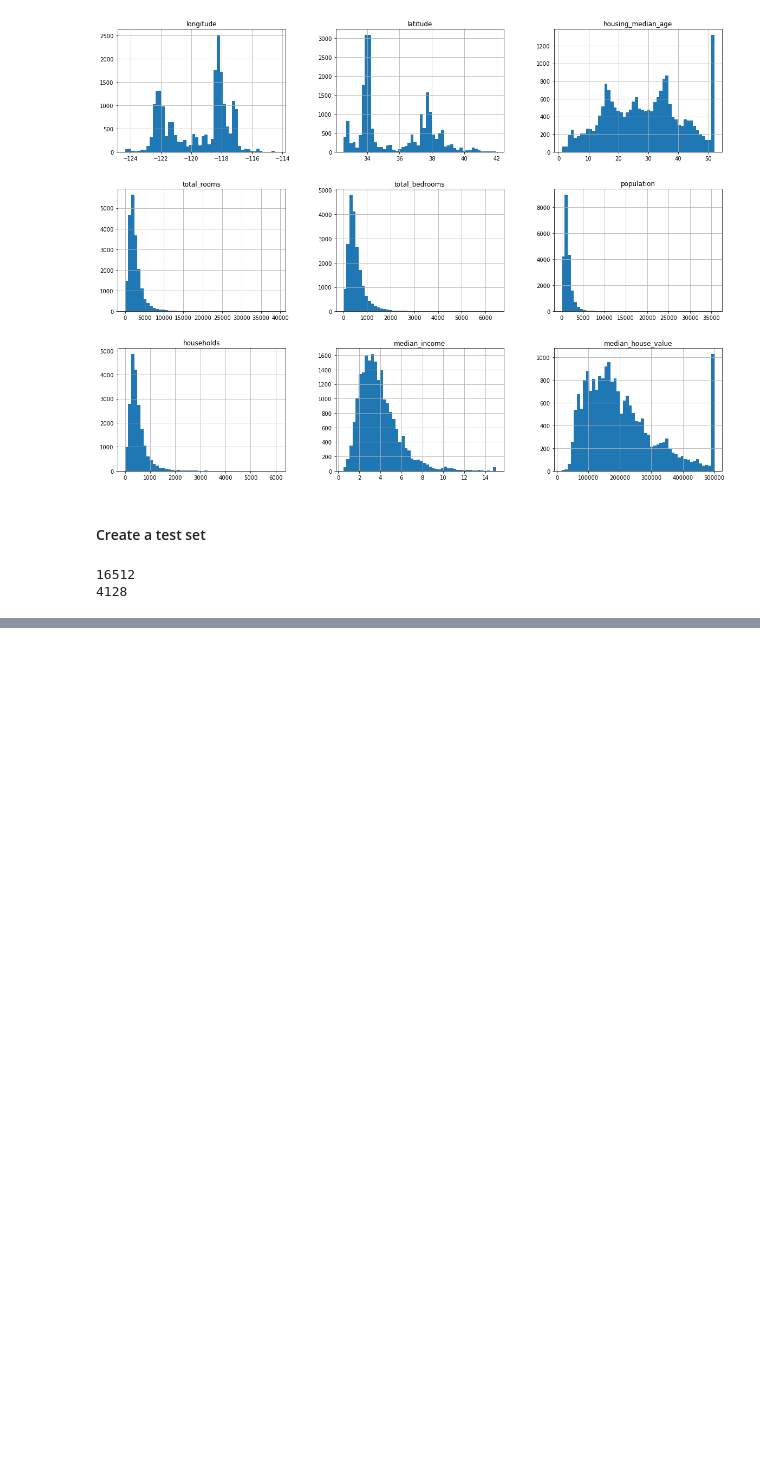
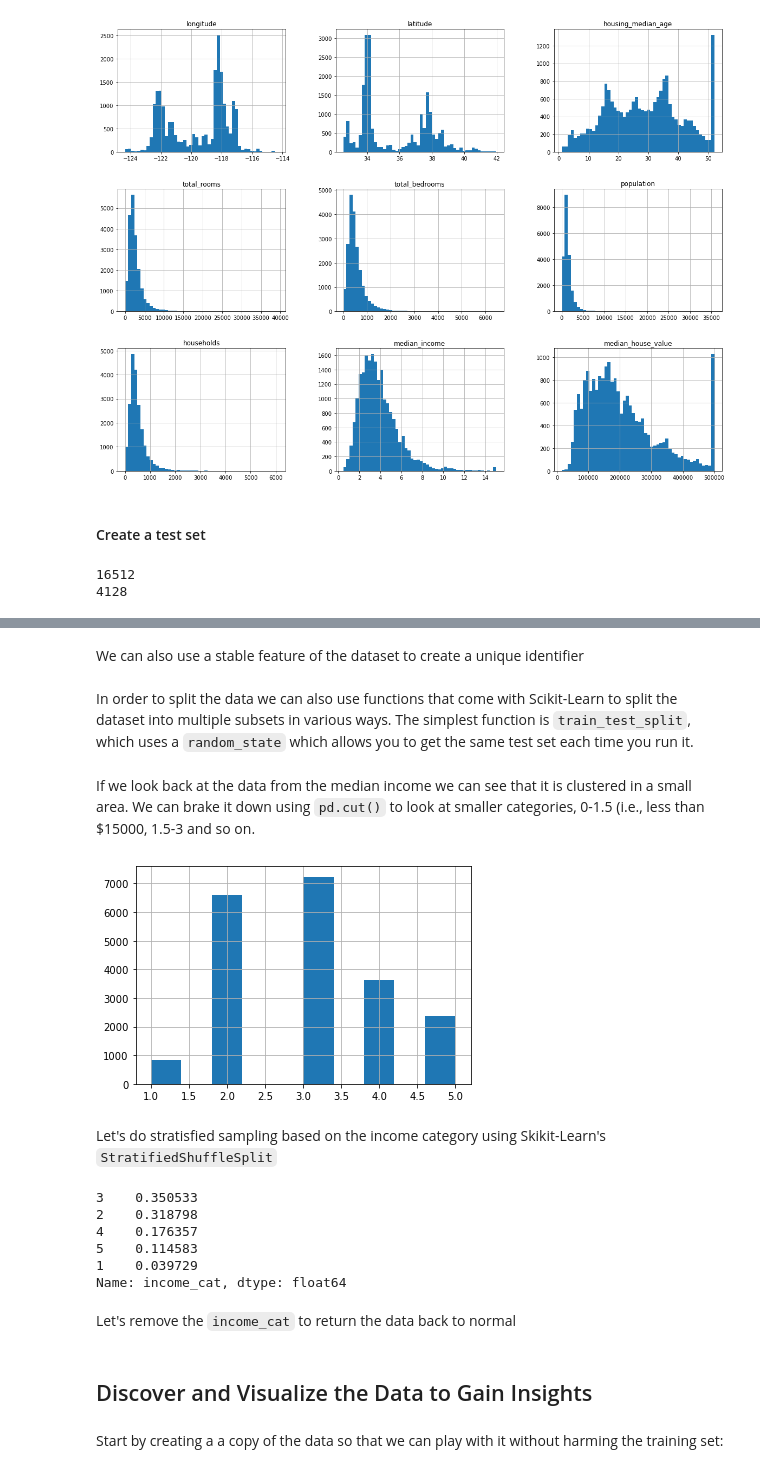
Before and after one commit to JoeOlafs/HandsOnML, a Jupyter notebook: Chapter 1 - End to End Machine Learning Project.ipynb, the cells around one changed output, grey strips where cells are left out. Saved outputs shown, nothing was run; the diff lists cells and outputs as text; code cells hidden in the pictures; blank space fills up the shorter version.

```diff
--- a/Chapter 1 - End to End Machine Learning Project.ipynb
+++ b/Chapter 1 - End to End Machine Learning Project.ipynb
@@ -107,0 +130,2 @@ print(len(test_set))
+# %% [markdown]
+We can also use a stable feature of the dataset to create a unique identifier
@@ -107,0 +135,2 @@ print(len(test_set))
+# %% [markdown]
+In order to split the data we can also use functions that come with Scikit-Learn to split the dataset into multiple subsets in various ways. The simplest function is `train_test_split`, which uses a `random_state` which allows you to get the same test set each time you run it.
@@ -107,0 +139,28 @@ print(len(test_set))
+# %% [markdown]
+If we look back at the data from the median income we can see that it is clustered in a small area. We can brake it down using `pd.cut()` to  look at smaller categories, 0-1.5 (i.e., less than $15000, 1.5-3 and so on.
+# %%
+housing["income_cat"] = pd.cut(housing["median_income"],
+                              bins=[0., 1.5, 3.0, 4.5, 6.0, np.inf],
+                              labels=[1, 2, 3, 4, 5])
+
+housing["income_cat"].hist();
+# %% [output]
+[figure, added]
+# %% [markdown]
+Let's do stratisfied sampling based on the income category using Skikit-Learn's `StratifiedShuffleSplit`
+# %%
+split = StratifiedShuffleSplit(n_splits=1, test_size=0.2, random_state=42)
+for train_index, test_index in split.split(housing, housing["income_cat"]):
+    strat_train_set = housing.loc[train_index]
+    strat_test_set = housing.loc[test_index]
+
+strat_test_set["income_cat"].value_counts() / len(strat_test_set)
+# %% [output]
+3    0.350533
+2    0.318798
+4    0.176357
+5    0.114583
+1    0.039729
+Name: income_cat, dtype: float64
+# %% [markdown]
+Let's remove the `income_cat` to return the data back to normal
@@ -107,0 +170,4 @@ print(len(test_set))
+# %% [markdown]
+## Discover and Visualize the Data to Gain Insights
+# %% [markdown]
+Start by creating a a copy of the data so that we can play with it without harming the training set:
```
Also changed, not shown: parts of 12 cells of this notebook.
